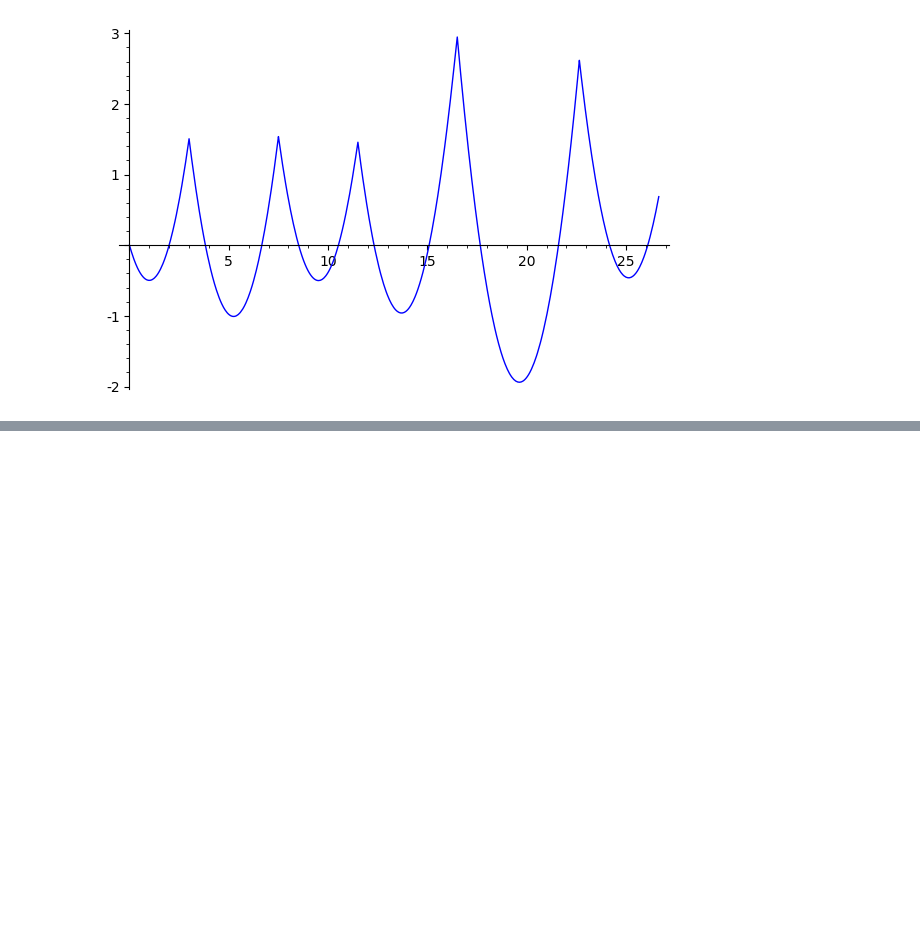
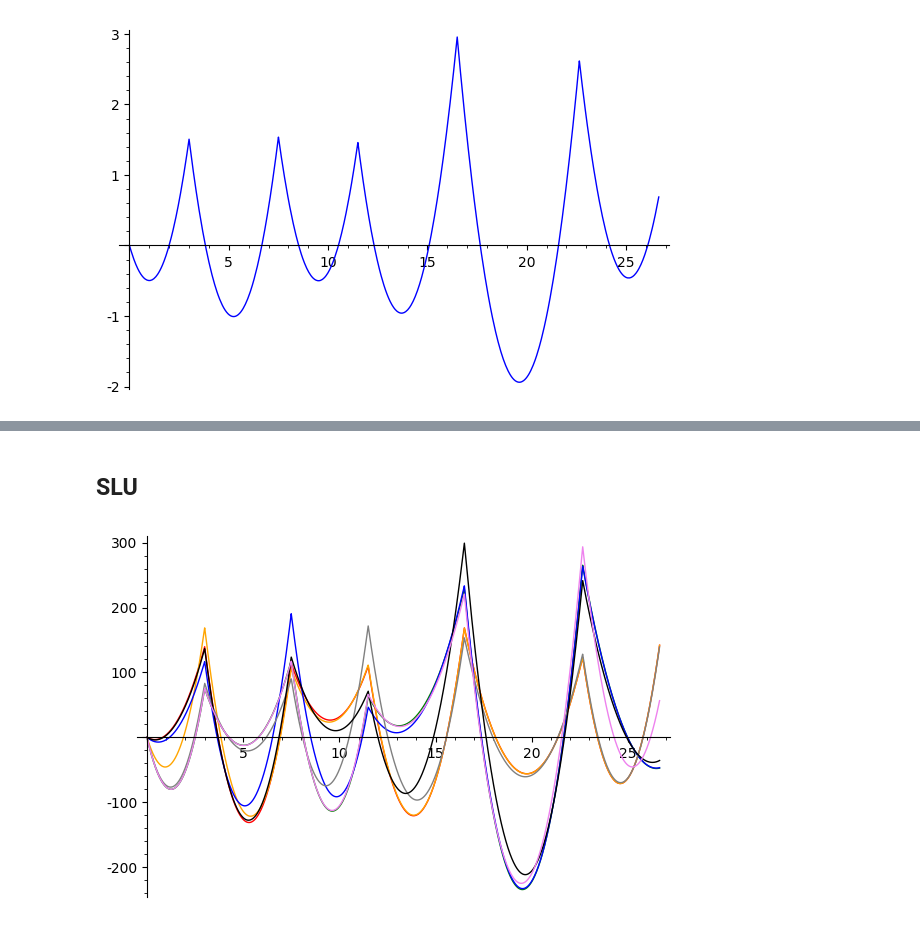
Before and after one commit to sononicola/Sicurezza_Strutturale, a Jupyter notebook: Risolutore Trave.ipynb, the cells around one changed output, grey strips where cells are left out. Saved outputs shown, nothing was run; the diff lists cells and outputs as text; code cells hidden in the pictures; blank space fills up the shorter version.

```diff
--- a/Risolutore Trave.ipynb
+++ b/Risolutore Trave.ipynb
@@ -365,0 +385,32 @@ plot(M1+M2+M3+M4+M5+M6,0,ltot)
+# %% [markdown]
+## SLU
+# %%
+#Il vento deve ancora essere aggiunto
+
+#Campate 1,2,3,5,6
+SLU_S_A=101.879
+SLU_F_A=42.61
+
+#Campata 4 con M4
+SLU_S_B=82.939
+SLU_F_B=36.398
+# %%
+SLU_m1 = SLU_S_A*M1 + SLU_F_A*M2 + SLU_S_A*M3 + SLU_F_B*M4 + SLU_S_A*M5 + SLU_F_A*M6
+SLU_m2 = SLU_F_A*M1 + SLU_S_A*M2 + SLU_F_A*M3 + SLU_S_B*M4 + SLU_F_A*M5 + SLU_S_A*M6
+SLU_m3 = SLU_S_A*M1 + SLU_S_A*M2 + SLU_F_A*M3 + SLU_S_B*M4 + SLU_F_A*M5 + SLU_S_A*M6
+SLU_m4 = SLU_F_A*M1 + SLU_S_A*M2 + SLU_S_A*M3 + SLU_F_B*M4 + SLU_S_A*M5 + SLU_F_A*M6
+SLU_m5 = SLU_S_A*M1 + SLU_F_A*M2 + SLU_S_A*M3 + SLU_S_B*M4 + SLU_F_A*M5 + SLU_S_A*M6
+SLU_m6 = SLU_F_A*M1 + SLU_S_A*M2 + SLU_F_A*M3 + SLU_S_B*M4 + SLU_S_A*M5 + SLU_F_A*M6
+SLU_m7 = SLU_S_A*M1 + SLU_F_A*M2 + SLU_S_A*M3 + SLU_F_B*M4 + SLU_S_A*M5 + SLU_S_A*M6
+# %%
+SLU_p1=plot(SLU_m1,0,ltot,color='green')
+SLU_p2=plot(SLU_m2,0,ltot,color='red')
+SLU_p3=plot(SLU_m3,0,ltot,color='orange')
+SLU_p4=plot(SLU_m4,0,ltot,color='blue')
+SLU_p5=plot(SLU_m5,0,ltot,color='grey')
+SLU_p6=plot(SLU_m6,0,ltot,color='black')
+SLU_p7=plot(SLU_m7,0,ltot,color='violet')
+# %%
+SLU_ptot=SLU_p1+SLU_p2+SLU_p3+SLU_p4+SLU_p5+SLU_p6+SLU_p7; SLU_ptot
+# %% [output]
+[figure, added]
```
Also changed, not shown: parts of 15 cells of this notebook.
